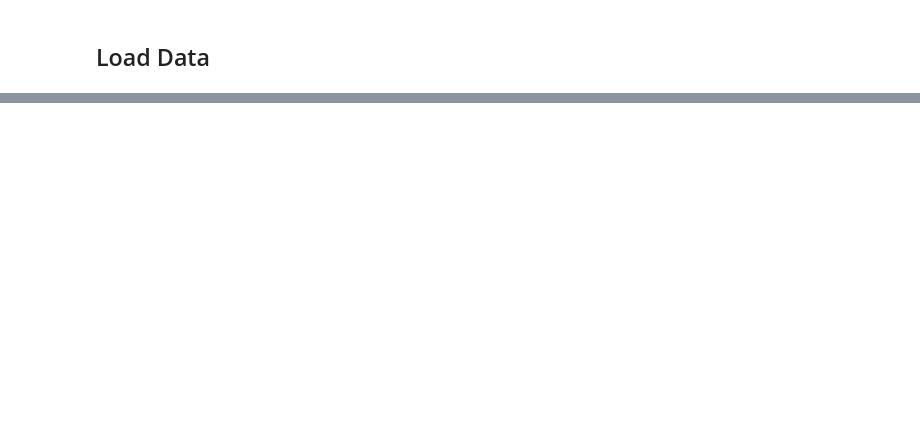
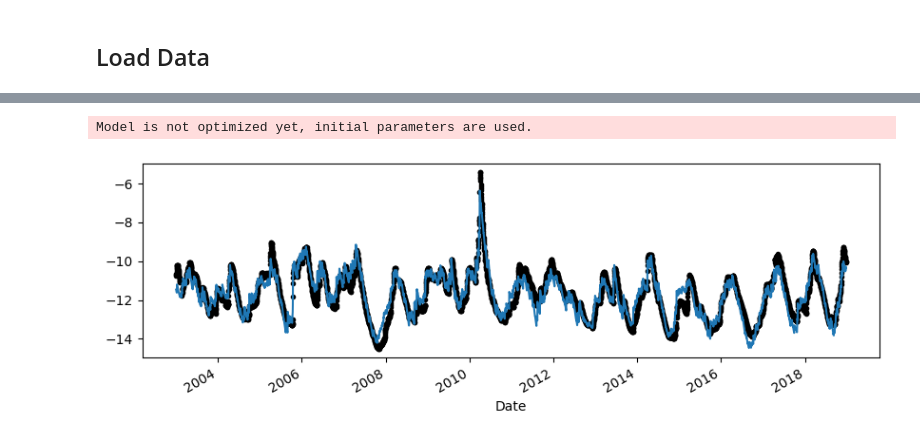
Before and after one commit to pastas/pastas-plugins, a Jupyter notebook: docs/examples/modflow_linear.ipynb, the cells around one changed output, grey strips where cells are left out. Saved outputs shown, nothing was run; the diff lists cells and outputs as text; code cells hidden in the pictures; blank space fills up the shorter version.

```diff
--- a/docs/examples/modflow_linear.ipynb
+++ b/docs/examples/modflow_linear.ipynb
@@ -33,3 +23,7 @@ Numba      : 0.65.1
+# %%
+ppmf.set_log_level(logging.ERROR)
+
+ps.set_use_cache(True)
 # %% [markdown]
 ## Load Data
 # %%
@@ -71,0 +90,27 @@ constant_d  -14.150450 -11.740288  True
+# %%
+# create modflow pastas model with c and sy
+mlexpmf = ps.Model(head)
+mlexpmf.settings["warmup"] = pd.Timedelta(days=4 * 365)
+mfml_init = ppmf.ModflowModel(
+    model=mlexpmf,
+    exe_name=bindir / "mf6",
+    sim_ws=Path("mftest_init"),
+    silent=True,
+)
+ghb_init = ppmf.ModflowGhb()
+rch_init = ppmf.ModflowRch(prec, evap)
+mfml_init.add_modflow_package([ghb_init, rch_init])
+mlexpmf.add_stressmodel(mfml_init)
+mlexpmf.set_parameter("constant_d", initial=mlexp_d, vary=False)
+mlexpmf.set_parameter("GHB_C", initial=1 / mlexp_c, vary=False)
+mlexpmf.set_parameter("STO_S", initial=mlexp_s, vary=False)
+mlexpmf.set_parameter("RCH_f", initial=mlexp_f, vary=False)
+
+sim = mlexpmf.simulate()
+ax = mlexpmf.observations().plot(
+    marker=".", color="k", linestyle="None", legend=False, figsize=(10, 3)
+)
+sim.plot(ax=ax);
+# %% [output]
+Model is not optimized yet, initial parameters are used.
+[figure, added]
```
Also changed, not shown: parts of 31 cells of this notebook, 3 other files.
